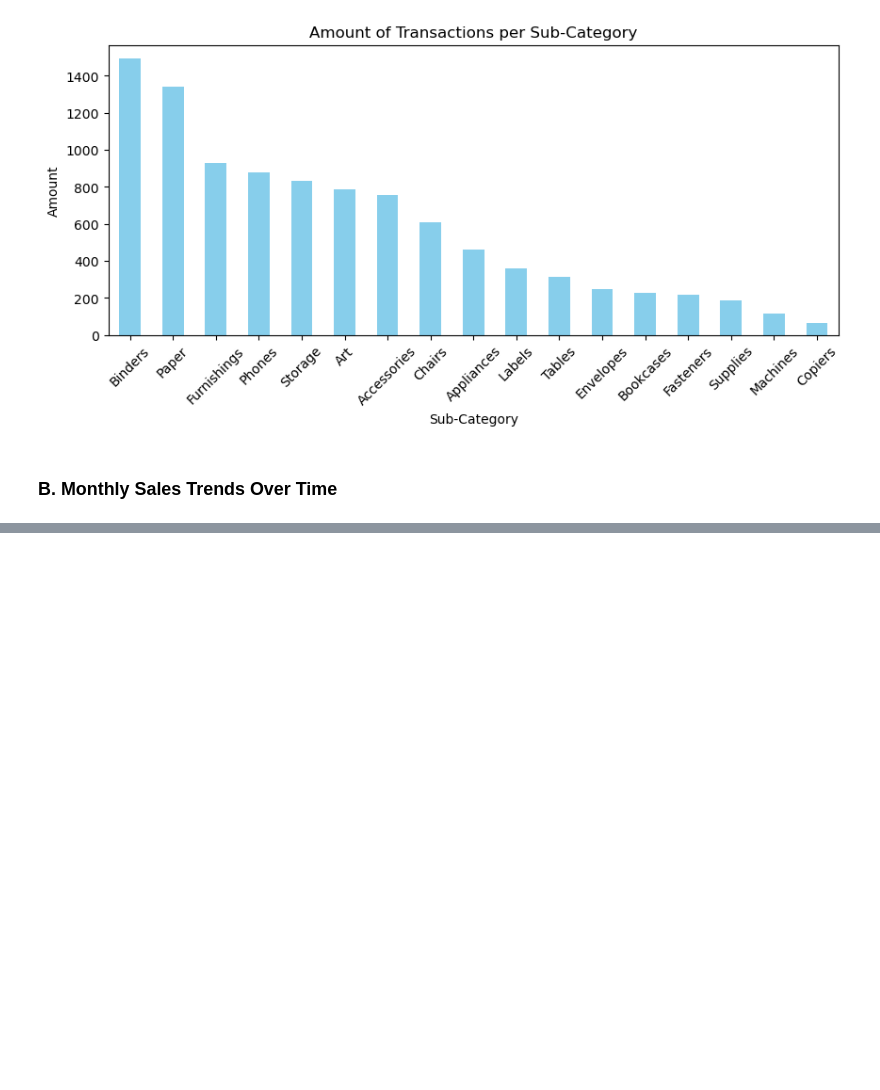
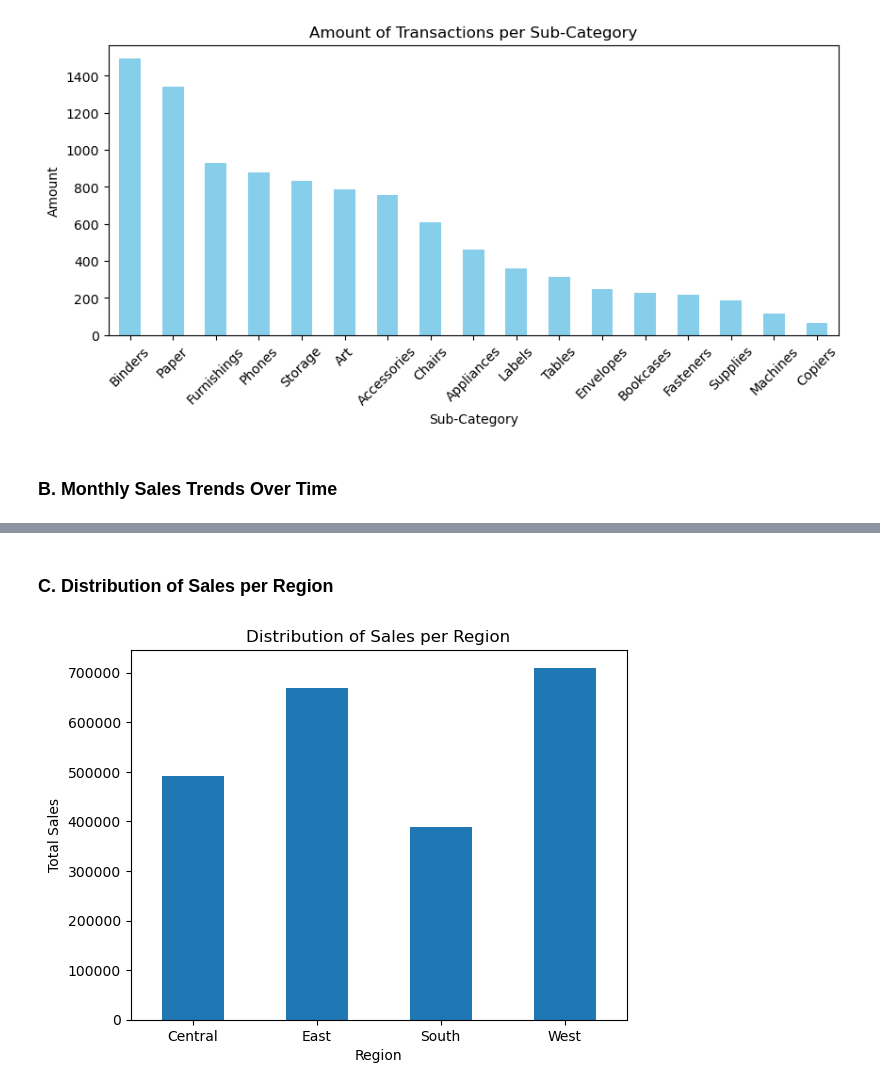
Before and after one commit to Maulana-Yusuf-T/Sales-Forecasting, a Jupyter notebook: Sales_Forecasting.ipynb, the cells around one changed output, grey strips where cells are left out. Saved outputs shown, nothing was run; the diff lists cells and outputs as text; code cells hidden in the pictures; blank space fills up the shorter version.

```diff
--- a/Sales_Forecasting.ipynb
+++ b/Sales_Forecasting.ipynb
@@ -369,3 +370,24 @@ min         0.000000
 75%         5.000000
 max         7.000000
 Name: Delivery Time, dtype: float64
+# %% [markdown]
+### **C. Distribution of Sales per Region**
+# %%
+# Combining between Region and Sales
+region_sales = df_copy.groupby('Region')['Sales'].sum()
+
+# Create the visualization
+region_sales.plot(kind = 'bar',
+                  title = 'Distribution of Sales per Region')
+
+# Add labels
+plt.ylabel('Total Sales')
+plt.xlabel('Region')
+
+# Make the text in 0 degree
+plt.xticks(rotation = 0)
+
+# Show the visualization
+plt.show()
+# %% [output]
+[figure, added]
```
Also changed, not shown: parts of 4 cells of this notebook.
